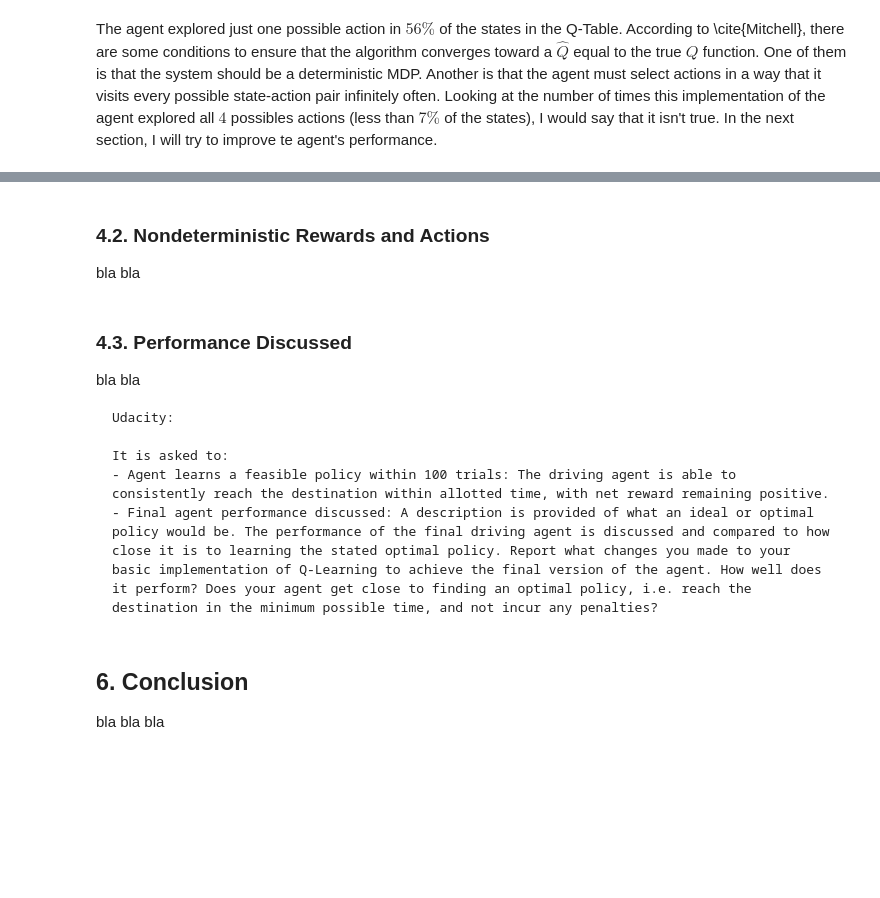
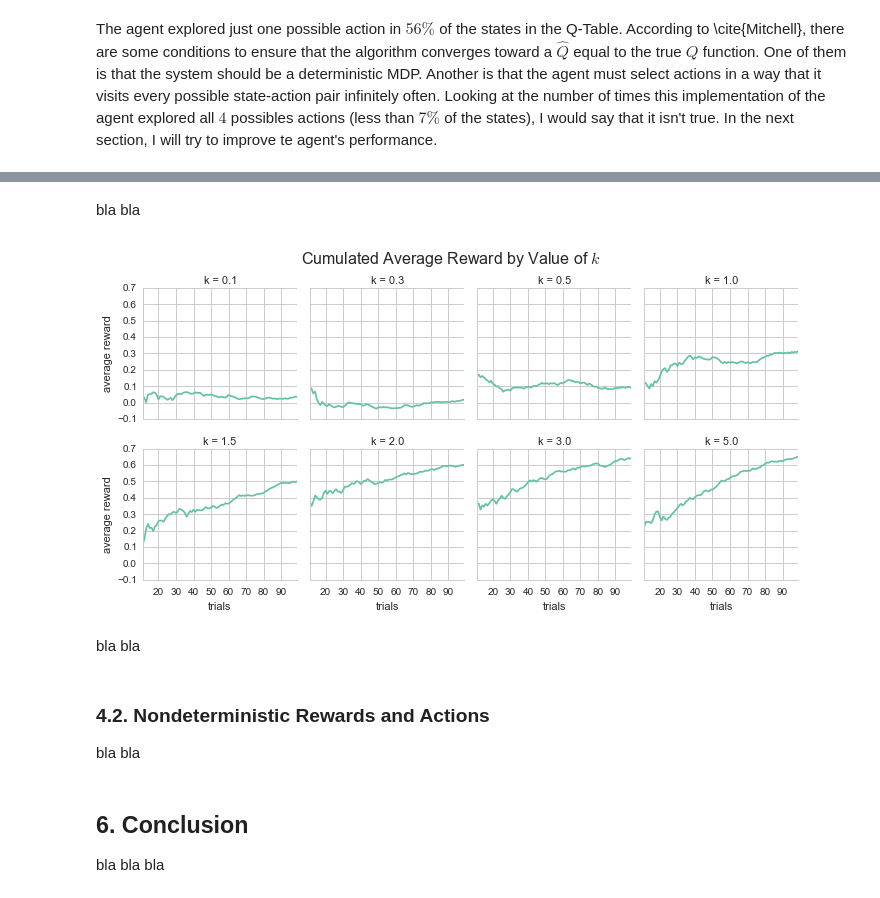
Before and after one commit to ucaiado/Smart_Cab, a Jupyter notebook: smart_cab.ipynb, the cells around one changed output, grey strips where cells are left out. Drawn from its saved outputs; the diff is of its cells as text; code cells hidden in the pictures; blank space fills up the shorter version.

````diff
--- a/smart_cab.ipynb
+++ b/smart_cab.ipynb
@@ -414,19 +319,27 @@ Counting of moves made:
+# %% [markdown]
+bla bla
+# %%
+df_plot = pd.DataFrame(d2).iloc[10:, 1:]
+df_plot = df_plot.unstack().reset_index()
+df_plot.columns = ['k', 'trials', 'average reward']
+
+def dateplot(x, y, **kwargs):
+    ax = plt.gca()
+    data = kwargs.pop("data")
+    data.plot(x=x, y=y, ax=ax, **kwargs)
+
+g = sns.FacetGrid(df_plot, col="k", col_wrap=4, size=2.5)
+g = g.map_dataframe(dateplot, "trials", "average reward")
+g.fig.suptitle("Cumulated Average Reward by Value of $k$",
+               fontsize=16, y=1.04);
+# %% [output]
+[figure, added]
+# %% [markdown]
+bla bla
 # %% [markdown]
 ### 4.2. Nondeterministic Rewards and Actions
 
 bla bla
-# %% [markdown]
-### 4.3. Performance Discussed
-
-bla bla
-
-```
-Udacity:
-
-It is asked to:
-- Agent learns a feasible policy within 100 trials: The driving agent is able to consistently reach the destination within allotted time, with net reward remaining positive.
-- Final agent performance discussed: A description is provided of what an ideal or optimal policy would be. The performance of the final driving agent is discussed and compared to how close it is to learning the stated optimal policy. Report what changes you made to your basic implementation of Q-Learning to achieve the final version of the agent. How well does it perform? Does your agent get close to finding an optimal policy, i.e. reach the destination in the minimum possible time, and not incur any penalties?
-```
 # %% [markdown]
 ## 6. Conclusion
 
````
Also changed, not shown: parts of 20 cells of this notebook, 4 other files.
